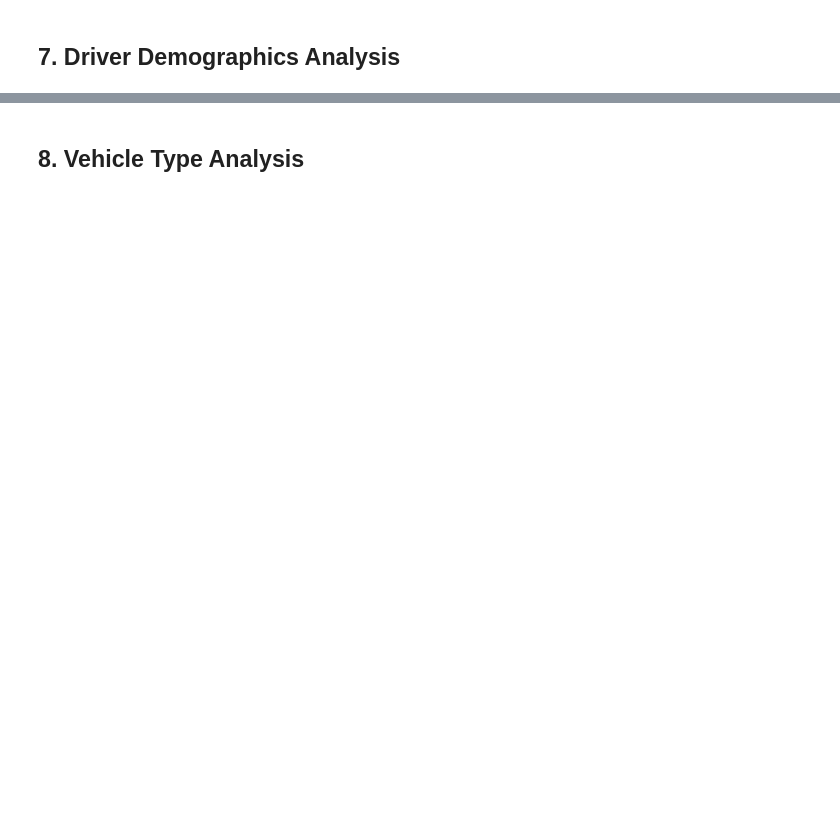
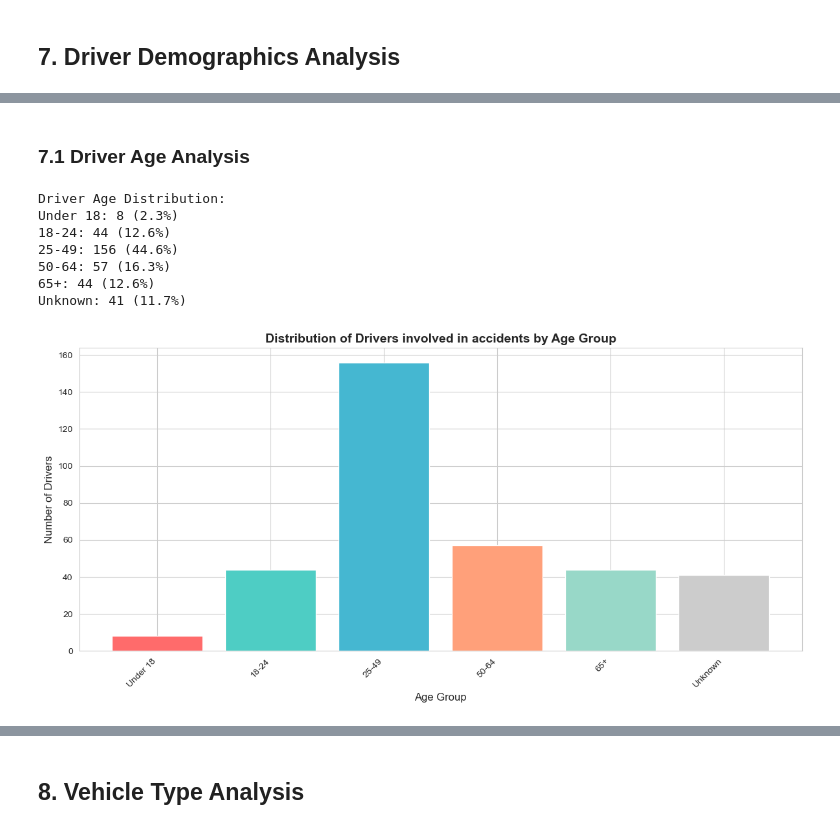
Before and after one commit to michael-vella/ics5110-assignment, a Jupyter notebook: notebooks/individual/paul_said/2_exploratory_analysis.ipynb, the cells around one changed output, grey strips where cells are left out. Saved outputs shown, nothing was run; the diff lists cells and outputs as text; code cells hidden in the pictures; blank space fills up the shorter version.

```diff
--- a/notebooks/individual/paul_said/2_exploratory_analysis.ipynb
+++ b/notebooks/individual/paul_said/2_exploratory_analysis.ipynb
@@ -239,3 +430,39 @@ plt.show()
+# %% [markdown]
+### 7.1 Driver Age Analysis
+# %%
+# Driver age distribution
+driver_ages = {
+    'Under 18': df['num_drivers_under_18'].sum(),
+    '18-24': df['num_drivers_18_to_24'].sum(),
+    '25-49': df['num_drivers_25_to_49'].sum(),
+    '50-64': df['num_drivers_50_to_64'].sum(),
+    '65+': df['num_drivers_65_plus'].sum(),
+    'Unknown': df['num_drivers_age_unknown'].sum()
+}
+
+print("Driver Age Distribution:")
+for age_group, count in driver_ages.items():
+    print(f"{age_group}: {count:,} ({count/total_drivers*100:.1f}%)")
+
+# Visualize as bar chart
+plt.figure(figsize=(12, 6))
+colors = ['#FF6B6B', '#4ECDC4', '#45B7D1', '#FFA07A', '#98D8C8', '#CCCCCC']
+plt.bar(driver_ages.keys(), driver_ages.values(), color=colors)
+plt.title('Distribution of Drivers involved in accidents by Age Group', fontsize=14, fontweight='bold')
+plt.xlabel('Age Group', fontsize=12)
+plt.ylabel('Number of Drivers', fontsize=12)
+plt.xticks(rotation=45, ha='right')
+plt.tight_layout()
+plt.show()
+# %% [output]
+Driver Age Distribution:
+Under 18: 8 (2.3%)
+18-24: 44 (12.6%)
+25-49: 156 (44.6%)
+50-64: 57 (16.3%)
+65+: 44 (12.6%)
+Unknown: 41 (11.7%)
+[figure, added]
 # %%
 # Driver age group distribution
 age_groups = {
```
Also changed, not shown: parts of 81 cells of this notebook.
